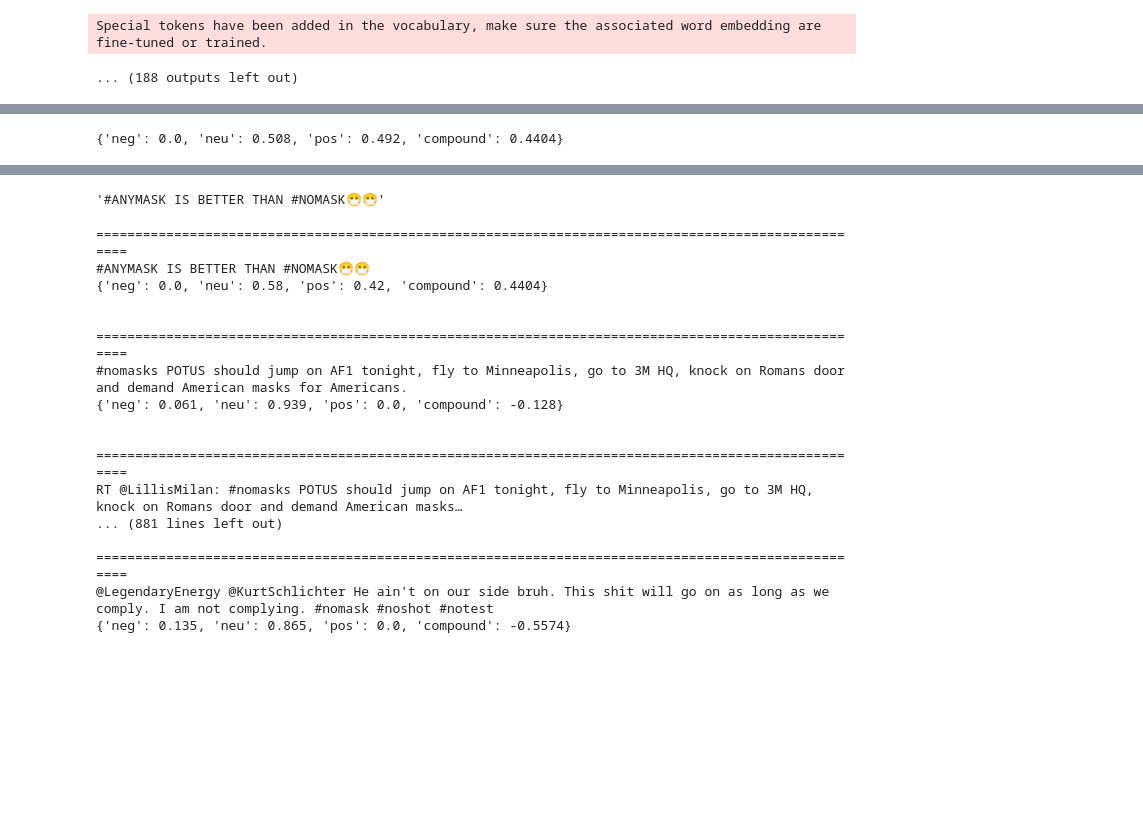
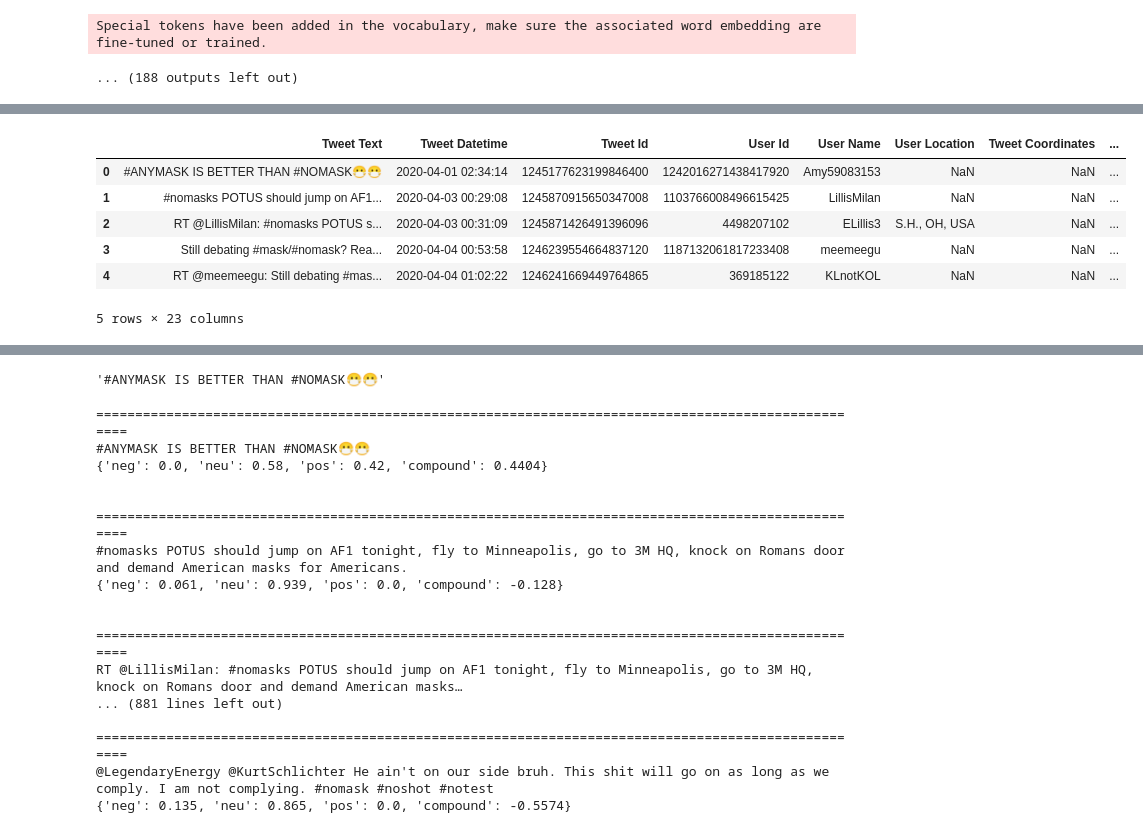
Before and after one commit to mtaufeeq/socialMM_P7, a Jupyter notebook: scripts/eda.ipynb, the cells around one changed output, grey strips where cells are left out. Cells and saved outputs as stored; diff of their text form; code cells hidden in the pictures; blank space fills up the shorter version.

```diff
--- a/scripts/eda.ipynb
+++ b/scripts/eda.ipynb
@@ -162,7 +163,29 @@ from nltk.sentiment.vader import SentimentIntensityAnalyzer
-# %%
-sentiment_model = SentimentIntensityAnalyzer()
-
-a = 'This was a good movie.'
-sentiment_model.polarity_scores(a)
-# %% [output]
-{'neg': 0.0, 'neu': 0.508, 'pos': 0.492, 'compound': 0.4404}
+# %%
+# sentiment_model = SentimentIntensityAnalyzer()
+
+# a = 'This was a good movie.'
+# x = sentiment_model.polarity_scores(a)
+
+
+import nltk
+
+nltk.download('vader_lexicon')
+from nltk.sentiment.vader import SentimentIntensityAnalyzer
+
+
+def get_sentiment(df):
+    sentiment_model = SentimentIntensityAnalyzer()
+    df['sentimentDict'] = df['Tweet Text'].apply(lambda tweet: sentiment_model.polarity_scores(tweet))
+
+    df['vader_neg']  = df['sentimentDict'].apply(lambda score_dict: score_dict['neg'])
+    df['vader_neu']  = df['sentimentDict'].apply(lambda score_dict: score_dict['neu'])
+    df['vader_pos']  = df['sentimentDict'].apply(lambda score_dict: score_dict['pos'])
+    df['vader_compound']  = df['sentimentDict'].apply(lambda score_dict: score_dict['compound'])
+
+
+    return df.drop(columns=["sentimentDict"])
+
+df = pd.read_csv("../data/stack_files/samp_raw_df_april.csv")
+df2 = get_sentiment(df)
+df2.head()
+# %% [output]
@@ -169,2 +195,9 @@ sentiment_model.polarity_scores(a)
+|  | Tweet Text | Tweet Datetime | Tweet Id | User Id | User Name | User Location | Tweet Coordinates | ... |
+| 0 | #ANYMASK IS BETTER THAN #NOMASK😷😷 | 2020-04-01 02:34:14 | 1245177623199846400 | 1242016271438417920 | Amy59083153 | NaN | NaN | ... |
+| 1 | #nomasks POTUS should jump on AF1... | 2020-04-03 00:29:08 | 1245870915650347008 | 1103766008496615425 | LillisMilan | NaN | NaN | ... |
+| 2 | RT @LillisMilan: #nomasks POTUS s... | 2020-04-03 00:31:09 | 1245871426491396096 | 4498207102 | ELillis3 | S.H., OH, USA | NaN | ... |
+| 3 | Still debating #mask/#nomask? Rea... | 2020-04-04 00:53:58 | 1246239554664837120 | 1187132061817233408 | meemeegu | NaN | NaN | ... |
+| 4 | RT @meemeegu: Still debating #mas... | 2020-04-04 01:02:22 | 1246241669449764865 | 369185122 | KLnotKOL | NaN | NaN | ... |
+5 rows × 23 columns
 # %%
 scores = sentiment_model.polarity_scores(df_eng["Tweet Text"].tolist()[0])
```
Also changed, not shown: parts of 31 cells of this notebook, 8 other files.
